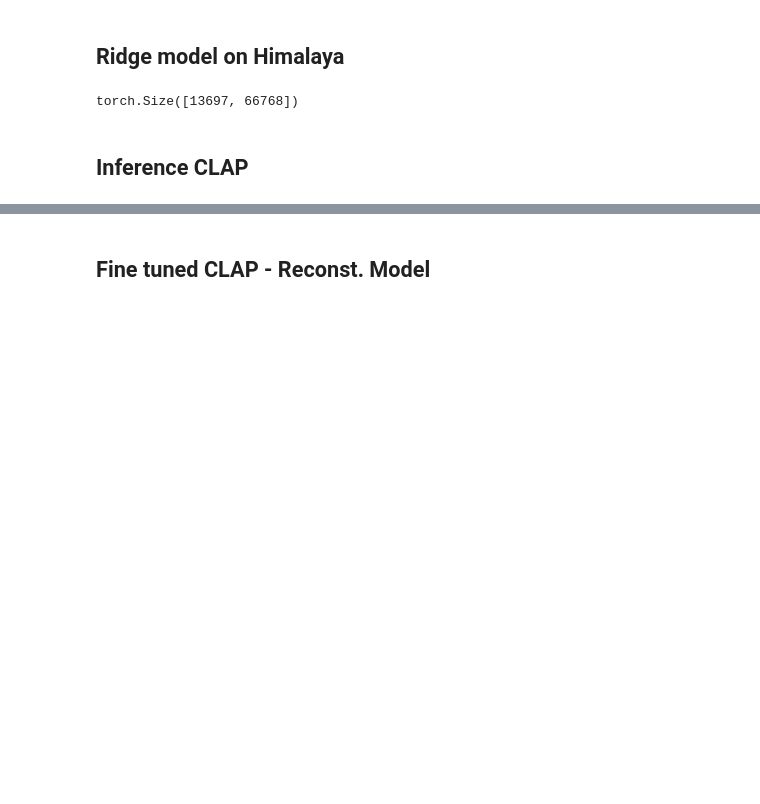
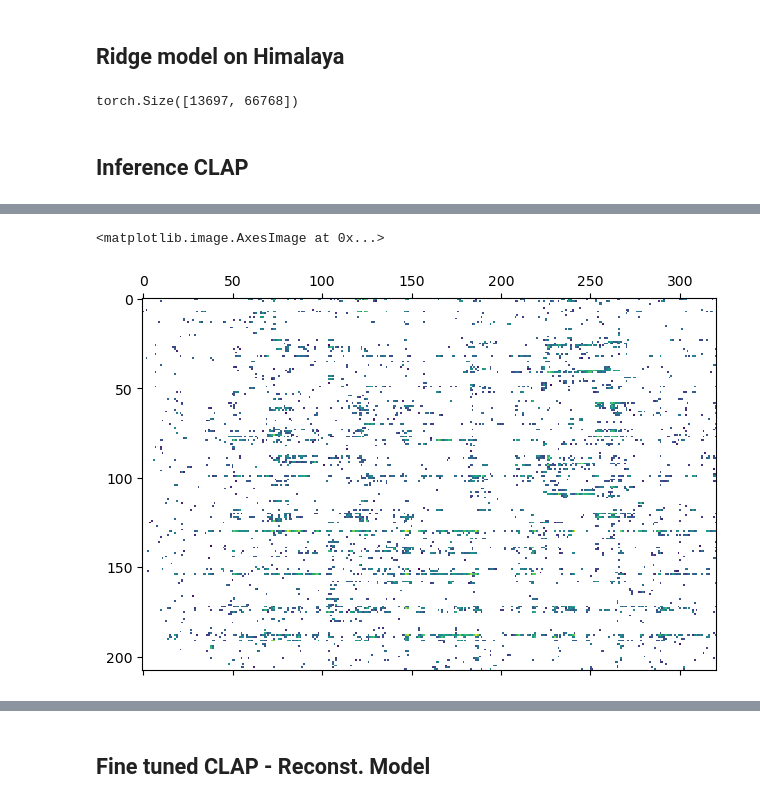
Before and after one commit to mattciff5/spect-to-meg, a Jupyter notebook: code/encoding_time.ipynb, the cells around one changed output, grey strips where cells are left out. Saved outputs shown, nothing was run; the diff lists cells and outputs as text; code cells hidden in the pictures; blank space fills up the shorter version.

```diff
--- a/code/encoding_time.ipynb
+++ b/code/encoding_time.ipynb
@@ -365,0 +257,40 @@ tensor(-0.4320, device='cuda:2')
+# %%
+from scipy import stats
+
+device = "cuda:3"
+n_permutations = 100
+pvals_perm = torch.zeros_like(correlation_matrix, device=device)
+pred_corr_matrix = torch.zeros_like(correlation_matrix, device=device)
+# %%
+for ch in tqdm(range(correlation_matrix.shape[0])):
+    for tp in range(correlation_matrix.shape[1]):
+        real_pc = correlation_matrix[ch, tp]
+        perm_pcs = []
+
+        for _ in range(n_permutations):
+            # Shuffle predictions along the dimension
+            # rand_timep = torch.randperm(predict.shape[0])[0]
+            permuted_pred = predict[:, ch, tp][torch.randperm(predict.shape[0])]
+
+            # Convert tensors to CPU and numpy for scipy.stats.pearsonr  -->  speed up
+            perm_pc, _ = stats.pearsonr(y_val_true[:, ch, tp].cpu().numpy(), permuted_pred.cpu().numpy())
+            perm_pcs.append(perm_pc)
+
+        pval = torch.mean((torch.tensor(perm_pcs) >= real_pc.cpu()).float())
+        pvals_perm[ch, tp] = pval
+        pred_corr_matrix[ch, tp] = torch.mean(torch.tensor(perm_pcs))
+
+pvals_perm = pvals_perm.cpu().numpy()
+pred_corr_matrix = pred_corr_matrix.cpu().numpy()
+# %%
+from statsmodels.stats.multitest import multipletests
+
+_, corrected_p_values, _, _ = multipletests(pvals_perm.flatten(), alpha=0.05, method='fdr_bh')
+corrected_p_values = corrected_p_values.reshape(pvals_perm.shape)
+
+significant_corr_matrix = np.where(corrected_p_values < 0.05, correlation_matrix.cpu().numpy(), np.nan)
+# %%
+plt.matshow(significant_corr_matrix)
+# %% [output]
+<matplotlib.image.AxesImage at 0x...>
+[figure, added]
```
Also changed, not shown: parts of 37 cells of this notebook, 6 other files.
